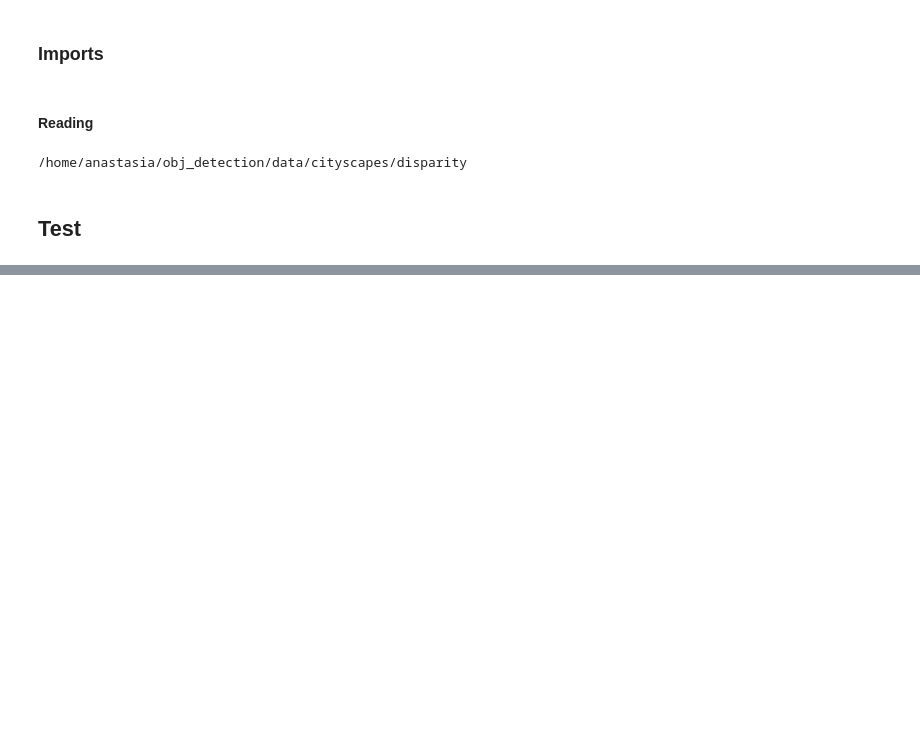
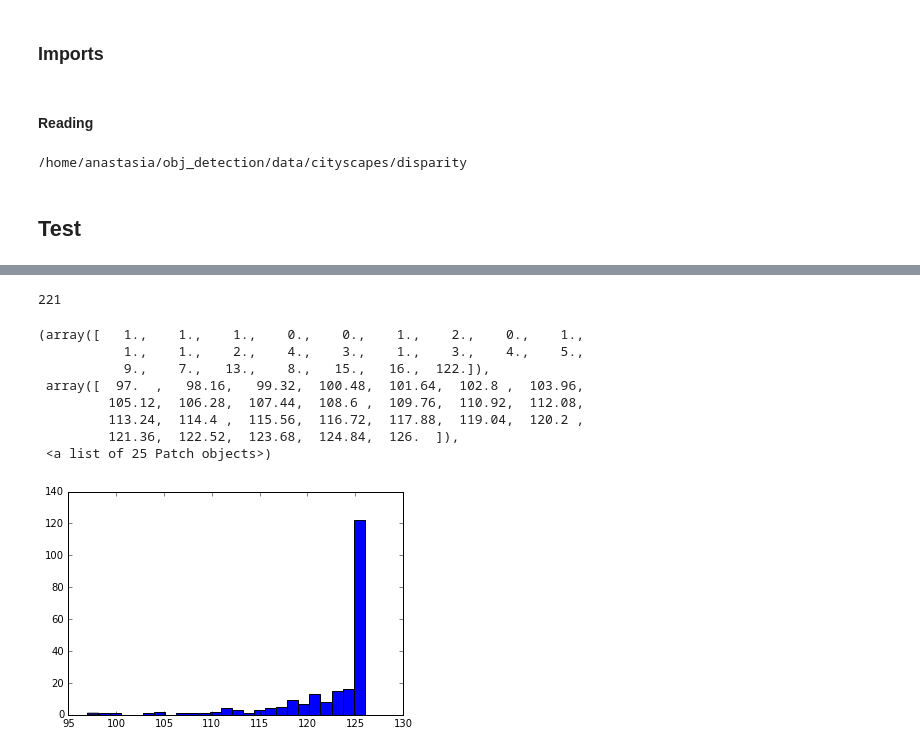
Before and after one commit to Avidereta/dl_project, a Jupyter notebook: preprocess_cityscapes.ipynb, the cells around one changed output, grey strips where cells are left out. Drawn from its saved outputs; the diff is of its cells as text; code cells hidden in the pictures; blank space fills up the shorter version.

```diff
--- a/preprocess_cityscapes.ipynb
+++ b/preprocess_cityscapes.ipynb
@@ -102,0 +139,19 @@ zurich_000111_000019_
+# %%
+max_disps = []
+print len(disp_imgs)
+for i in range (len(disp_imgs)):
+    max_disps.append(max_disp(disp_imgs[i]))
+# %% [output]
+221
+# %%
+plt.hist(max_disps, bins=25)
+# %% [output]
+(array([   1.,    1.,    1.,    0.,    0.,    1.,    2.,    0.,    1.,
+           1.,    1.,    2.,    4.,    3.,    1.,    3.,    4.,    5.,
+           9.,    7.,   13.,    8.,   15.,   16.,  122.]),
+ array([  97.  ,   98.16,   99.32,  100.48,  101.64,  102.8 ,  103.96,
+         105.12,  106.28,  107.44,  108.6 ,  109.76,  110.92,  112.08,
+         113.24,  114.4 ,  115.56,  116.72,  117.88,  119.04,  120.2 ,
+         121.36,  122.52,  123.68,  124.84,  126.  ]),
+ <a list of 25 Patch objects>)
+[figure, added]
```
Also changed, not shown: parts of 6 cells of this notebook.
